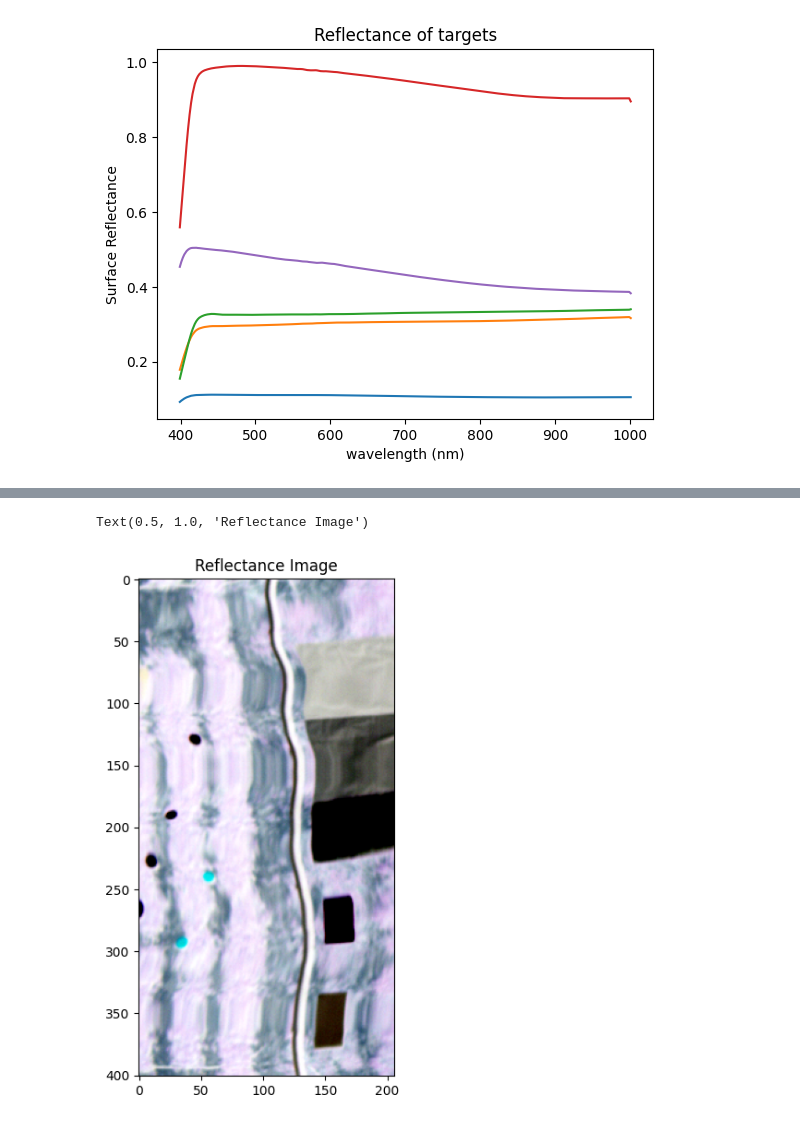
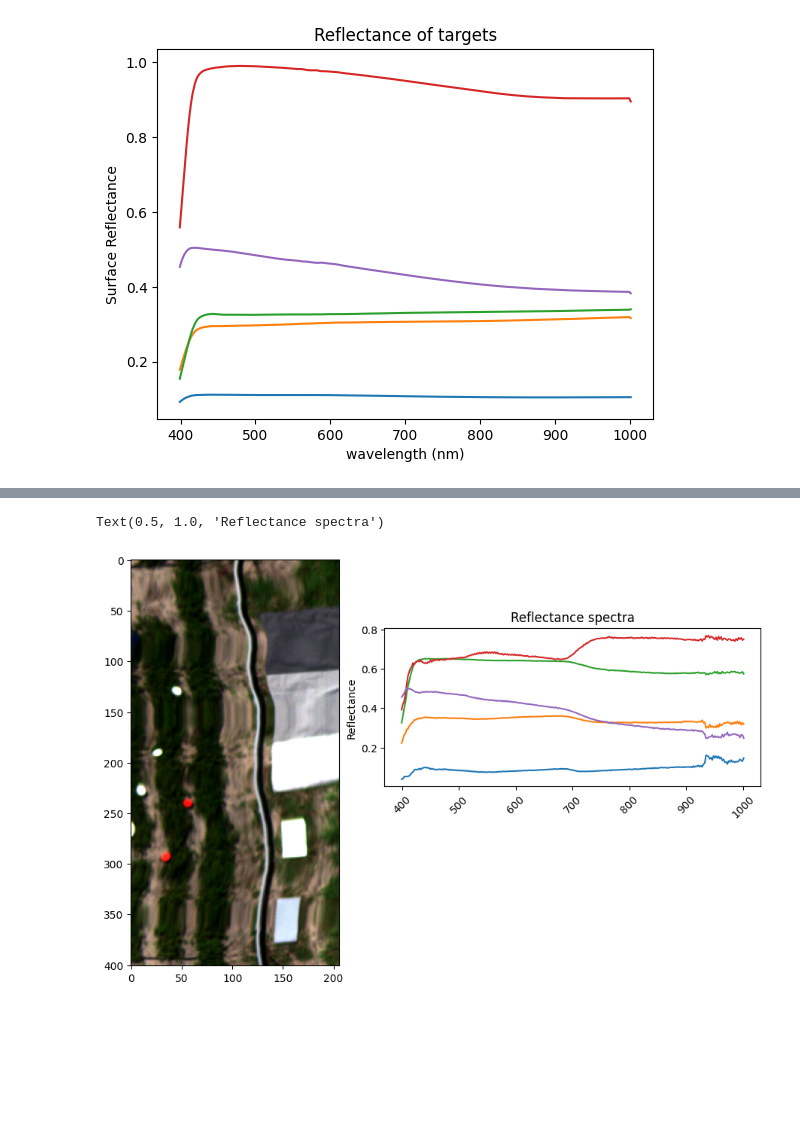
Before and after one commit to pullanagari/Manual-for-UAV-operation-in-Agricultures, a Jupyter notebook: _sources/notebooks.ipynb, the cells around one changed output, grey strips where cells are left out. Saved outputs shown, nothing was run; the diff lists cells and outputs as text; code cells hidden in the pictures; blank space fills up the shorter version.

```diff
--- a/_sources/notebooks.ipynb
+++ b/_sources/notebooks.ipynb
@@ -516,31 +458,32 @@ ab=aa.reshape(rows,cols,n_bands)
+# %%
+gt2=np.asarray(gt1)
+tarps=np.asarray(tarps_radiance)
+models=[]
+for i in range(n_bands):
+    model = LinearRegression().fit(np.reshape(tarps[i,:],(-1,1)), np.reshape(gt2[i,:],(-1,1)))
+    models.append((model.coef_[0][0], model.intercept_[0]))
+score=np.asarray(models)
+ff=[]
+r1 = np.reshape(Radiance_array, (rows * cols, n_bands))
+output=[]
+for j in range(0,rows * cols):
+    ff=score[:,1]+r1[j,:]*score[:,0]
+    output.append(ff)
+output=np.asarray(output)
+output=output.reshape(rows,cols,n_bands)
 # %%
 fig = plt.figure(figsize=(10,7))
 gs = GridSpec(nrows=1, ncols=2)
-
 ax0 = fig.add_subplot(gs[:, 0])
 ax0.imshow(rgb(ab))
+ax1 = plt.axes([0.50, 0.45, 0.5, 0.3])
+ref_spectra=extract_spectra(output)
+ax1.plot(wavelengths,ref_spectra)
+# ax1.set_xticks(ax1.get_xticks()[::25])
 
-
-# ax1 = plt.axes([0.50, 0.45, 0.5, 0.3])
-
-# t0=ab[70:90,150:190,:]
-# t0=t0.mean(axis=(0, 1))
-# Ref_spectra=pd.DataFrame(t0)
-# t1=ab[140:170,150:190,:]
-# Ref_spectra[1,]=t1.mean(axis=(0, 1))
-# t2=ab[195:225,150:190,:]
-# Ref_spectra[2,]=t2.mean(axis=(0, 1))
-# t3=ab[270:285,145:155,:]
-
-# Ref_spectra[3,]=t3.mean(axis=(0, 1)
-
-# t4=ab[345:365,145:155,:]
-# Ref_spectra[4,]=t4.mean(axis=(0, 1))
-# ax1.plot(wavelengths,Ref_spectra)
-# ax1.set_xticks(ax1.get_xticks()[::25])
-# ax1.tick_params(axis='x', labelrotation=45)
-# plt.ylabel('Radiance (Watts/m2/sr/nm)')
-plt.title('Reflectance Image')
+ax1.tick_params(axis='x', labelrotation=45)
+plt.ylabel('Reflectance')
+plt.title('Reflectance spectra')
 # %% [output]
-Text(0.5, 1.0, 'Reflectance Image')
+Text(0.5, 1.0, 'Reflectance spectra')
-[figure, old version]
+[figure, new version]
```
Also changed, not shown: parts of 8 cells of this notebook, 10 other files.
